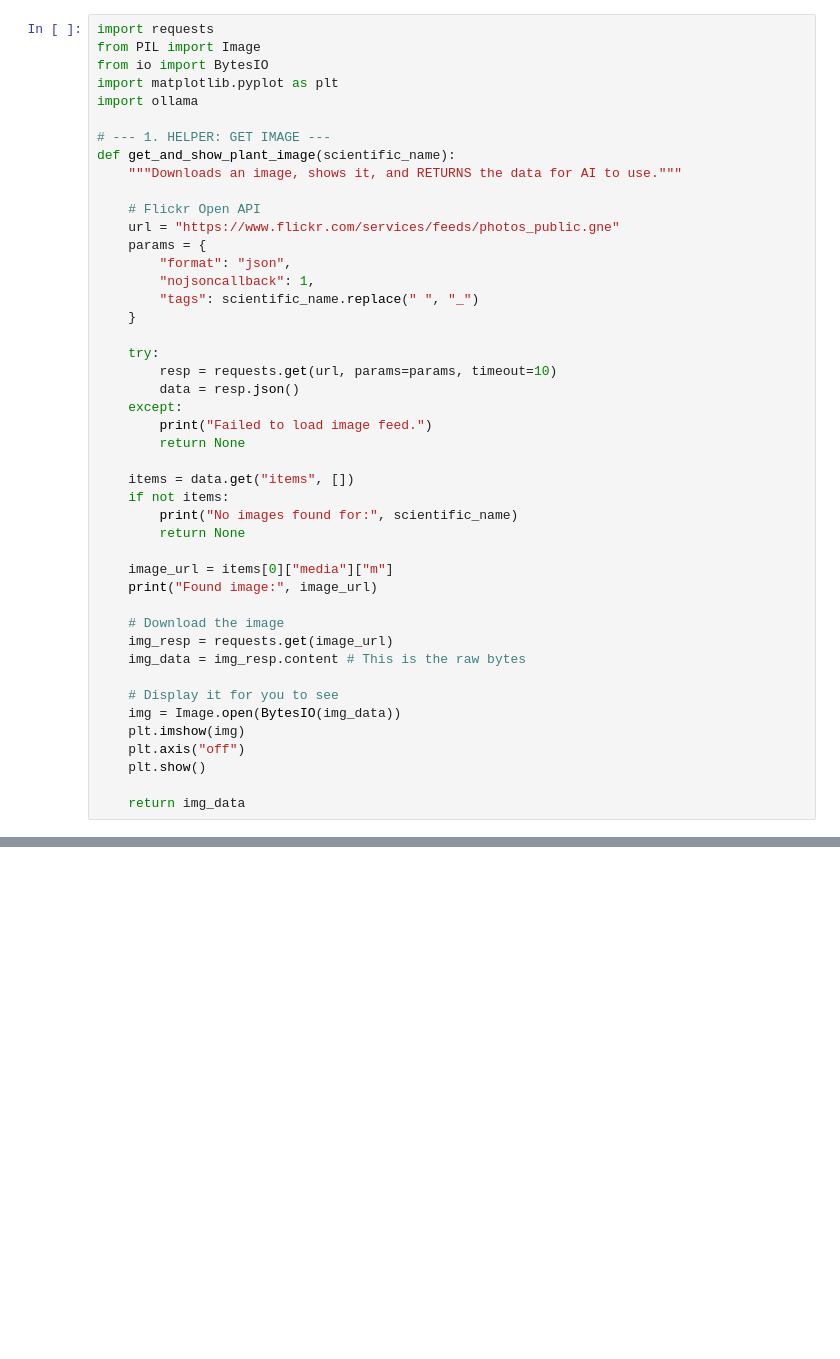
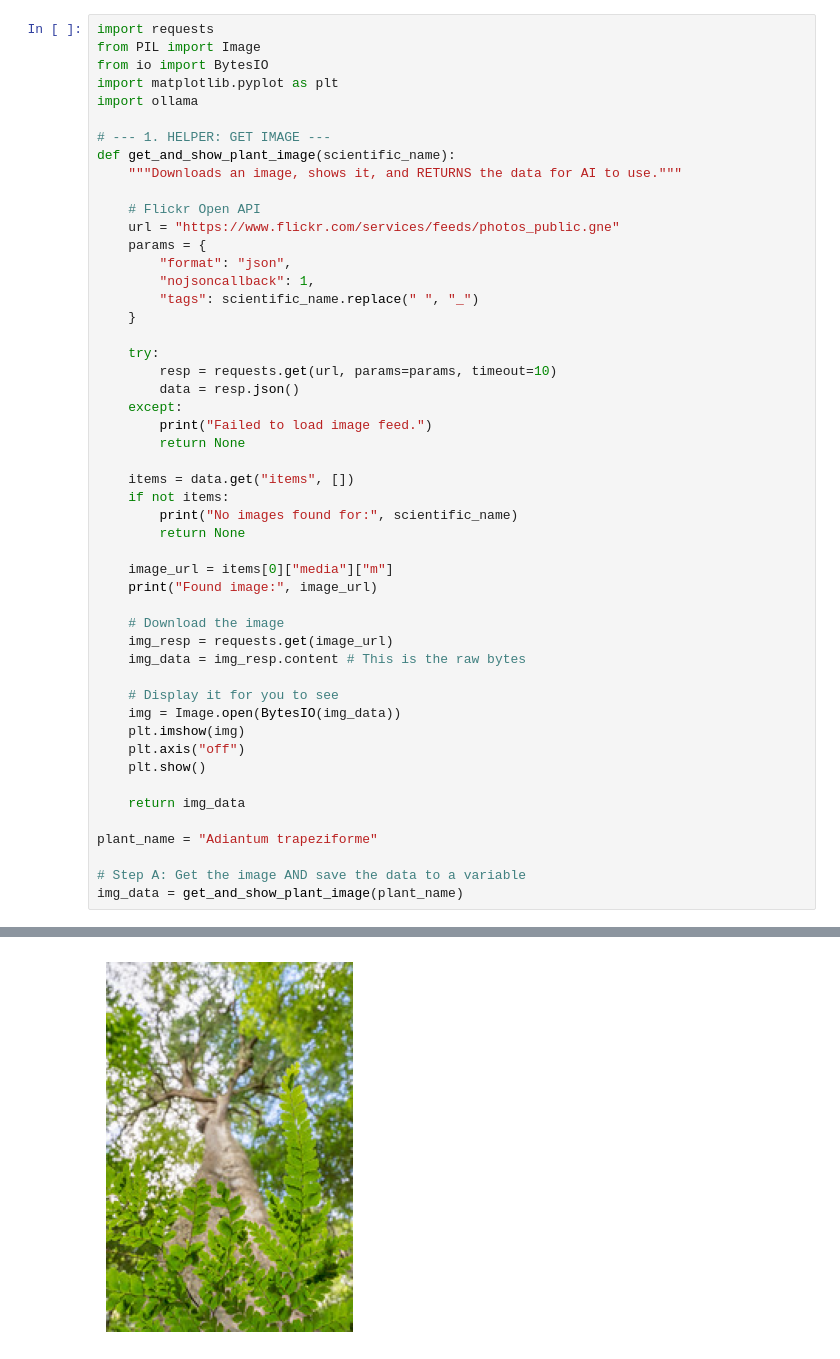
Before and after one commit to grudzinskio/photosynthesizers, a Jupyter notebook: testing_notebook.ipynb, the cells around one changed output, grey strips where cells are left out. Cells and saved outputs as stored; diff of their text form; blank space fills up the shorter version.

Commit message:
test data

```diff
--- a/testing_notebook.ipynb
+++ b/testing_notebook.ipynb
@@ -43,3 +43,9 @@ def get_and_show_plant_image(scientific_name):
     plt.show()
 
     return img_data
+
+plant_name = "Adiantum trapeziforme"
+
+# Step A: Get the image AND save the data to a variable
+img_data = get_and_show_plant_image(plant_name)
+# %% [output]
@@ -46,3 +53,4 @@ def get_and_show_plant_image(scientific_name):
+[figure, added]
 # %%
 def verify_plant_match(target_name, image_bytes):
     print(f"🤖 AI is analyzing the photo for: {target_name}...")
```
Also changed, not shown: parts of 2 cells of this notebook.
